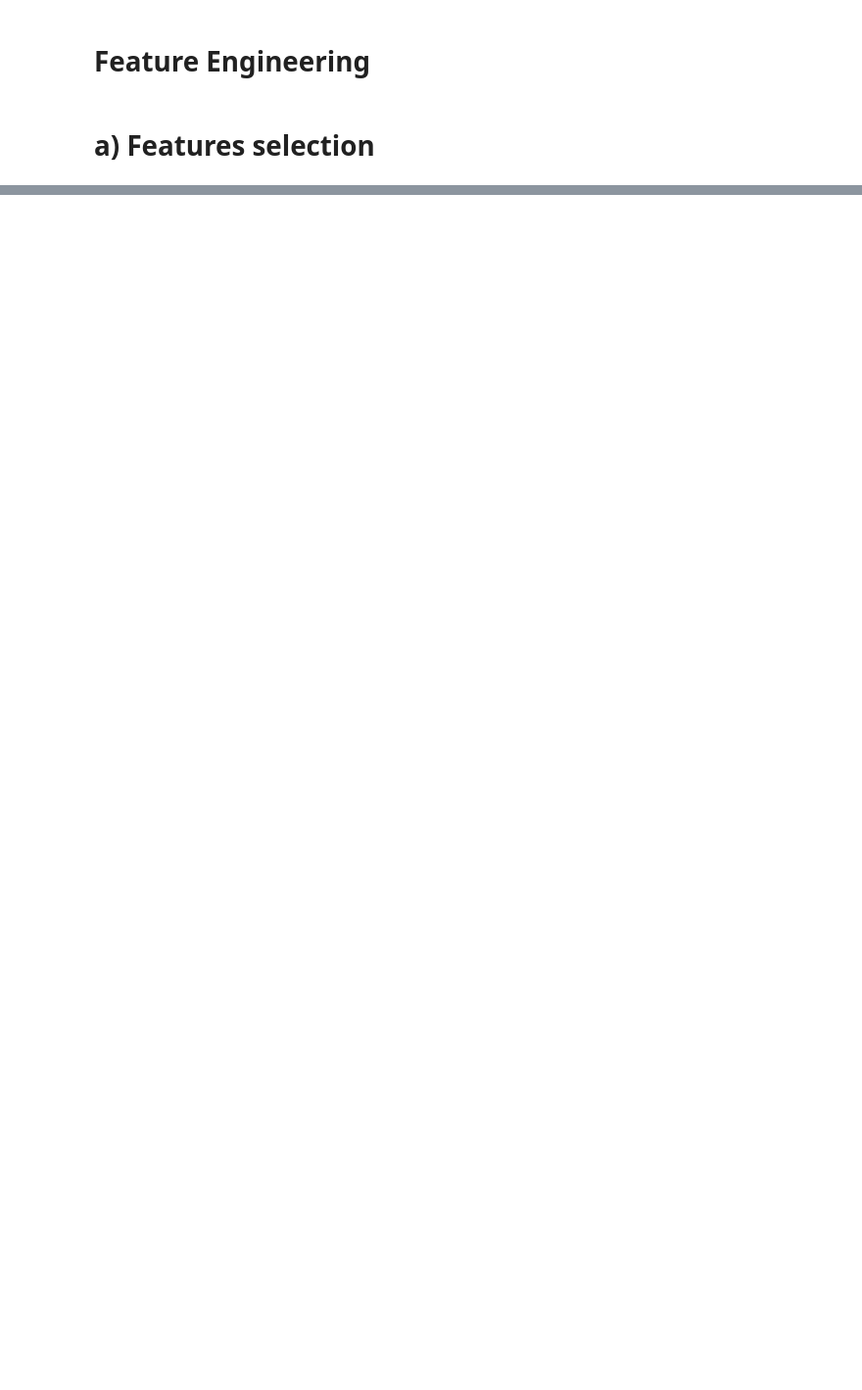
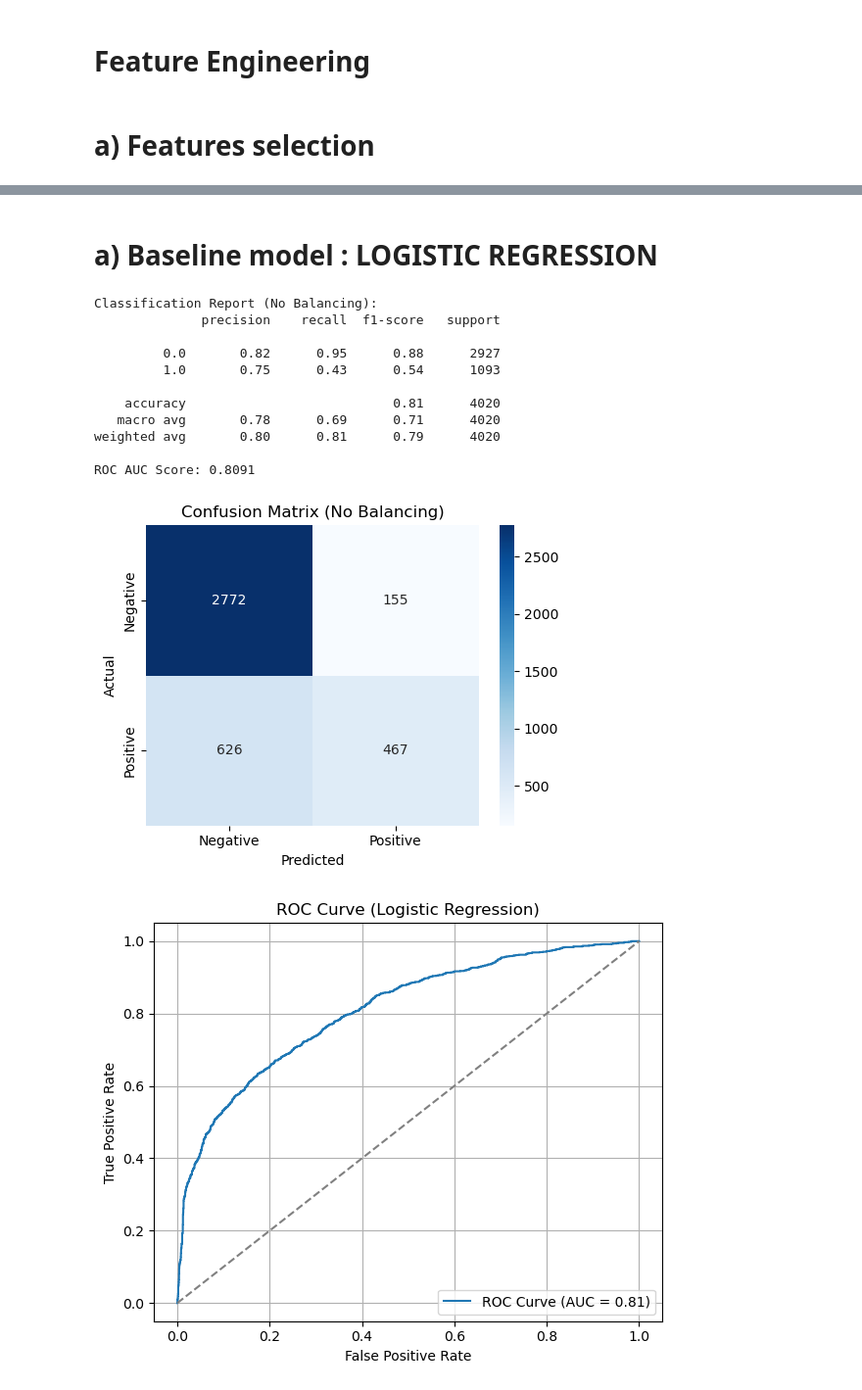
Before and after one commit to OlivierKabengele/ACML_Project2025, a Jupyter notebook: Youth_predictions_employment_ZINDI.ipynb, the cells around one changed output, grey strips where cells are left out. Shown at 98% size. Drawn from its saved outputs; the diff is of its cells as text; code cells hidden in the pictures; blank space fills up the shorter version.

```diff
--- a/Youth_predictions_employment_ZINDI.ipynb
+++ b/Youth_predictions_employment_ZINDI.ipynb
@@ -751,0 +201,8 @@ Id_5j6bzk3k81          0.125334
+# %%
+
+# Split back into Train and Test
+Train_df = dataset_cleaned.iloc[:-1934]  # Train dataset
+
+# Split back into Train and Test
+Test_dataset1 = dataset_cleaned.tail(1934)  # Test dataset
+Test_dataset1 = Test_dataset1.drop('Target', axis=1)
@@ -751,0 +224,64 @@ Id_5j6bzk3k81          0.125334
+# %% [markdown]
+# a) Baseline model :   LOGISTIC REGRESSION
+# %%
+
+
+# Assume X and y are your original
+X = Train_df.drop('Target', axis=1)
+y = Train_df['Target']
+
+model = LogisticRegression(max_iter=1000, solver='lbfgs')
+
+# 10-fold cross-validation
+cv = StratifiedKFold(n_splits=10, shuffle=True, random_state=42)
+
+# Get cross-validated predicted class labels and predicted probabilities
+y_pred = cross_val_predict(model, X, y, cv=cv)
+y_prob = cross_val_predict(model, X, y, cv=cv, method='predict_proba')[:, 1]
+
+# Print Classification Report
+print("Classification Report (No Balancing):")
+print(classification_report(y, y_pred))
+
+# Print AUC
+auc_score = roc_auc_score(y, y_prob)
+print(f"ROC AUC Score: {auc_score:.4f}")
+
+# Plot Confusion Matrix
+cm = confusion_matrix(y, y_pred)
+plt.figure(figsize=(5, 4))
+sns.heatmap(cm, annot=True, fmt='d', cmap='Blues',
+            xticklabels=["Negative", "Positive"],
+            yticklabels=["Negative", "Positive"])
+plt.title("Confusion Matrix (No Balancing)")
+plt.xlabel("Predicted")
+plt.ylabel("Actual")
+plt.tight_layout()
+plt.show()
+
+# Plot ROC Curve
+fpr, tpr, _ = roc_curve(y, y_prob)
+plt.figure(figsize=(6, 5))
+plt.plot(fpr, tpr, label=f'ROC Curve (AUC = {auc_score:.2f})')
+plt.plot([0, 1], [0, 1], linestyle='--', color='gray')
+plt.title('ROC Curve (Logistic Regression)')
+plt.xlabel('False Positive Rate')
+plt.ylabel('True Positive Rate')
+plt.legend(loc='lower right')
+plt.grid(True)
+plt.tight_layout()
+plt.show()
+# %% [output]
+Classification Report (No Balancing):
+              precision    recall  f1-score   support
+
+         0.0       0.82      0.95      0.88      2927
+         1.0       0.75      0.43      0.54      1093
+
+    accuracy                           0.81      4020
+   macro avg       0.78      0.69      0.71      4020
+weighted avg       0.80      0.81      0.79      4020
+
+ROC AUC Score: 0.8091
+[figure, added]
+[figure, added]
```
Also changed, not shown: parts of 73 cells of this notebook.
